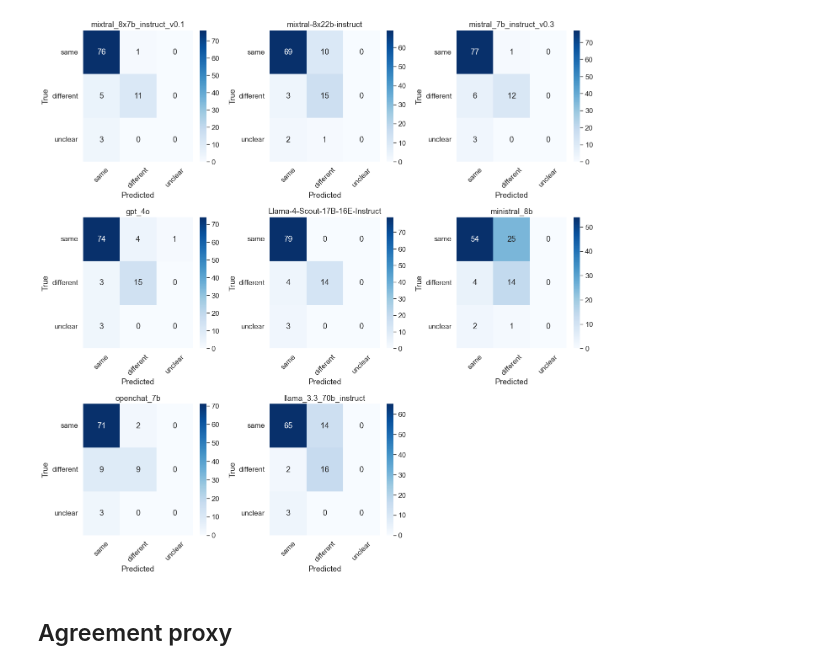
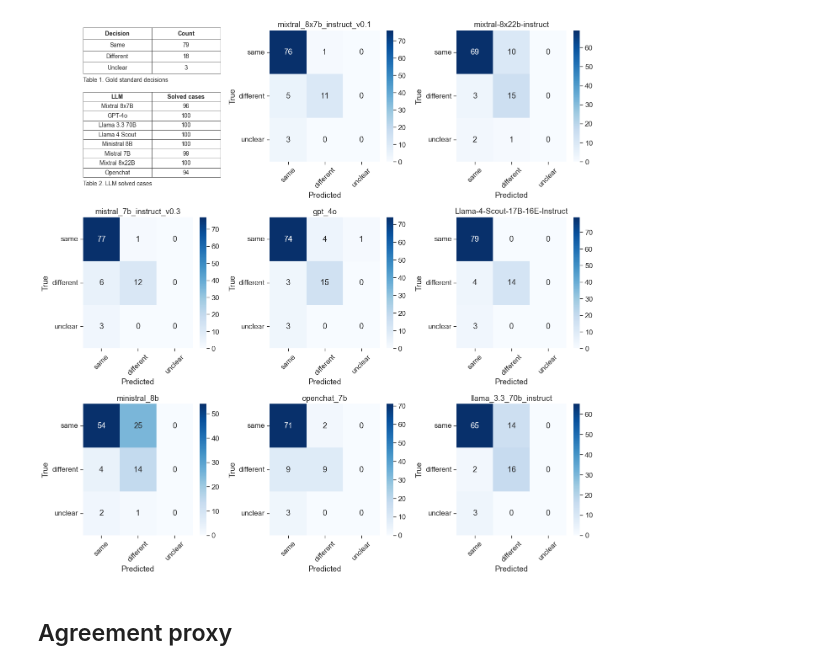
Before and after one commit to inab/software-id-benchmark, a Jupyter notebook: scripts/model_evaluation.ipynb, the cells around one changed output. Drawn from its saved outputs; the diff is of its cells as text; code cells hidden in the pictures.

Commit message:
table added to confussion matrix

```diff
--- a/scripts/model_evaluation.ipynb
+++ b/scripts/model_evaluation.ipynb
@@ -345,7 +575,7 @@ def test_significance_of_error_difference(hard_errors, hard_total, easy_errors,
 # Example run (replace with actual file paths as needed)
 # df_results = evaluate_all_models_plot("scripts/evaluation/human_results.jsonl")
 # %%
-df_results, confusion_matrices = evaluate_all_models_plot("human_results.jsonl")
+df_results, confusion_matrices = evaluate_all_models_plot("evaluation/human_results.jsonl")
 # %% [output]
 Label order: ['same', 'different', 'unclear']
 Class distribution (gold): Counter({'same': 77, 'different': 16, 'unclear': 3})
@@ -372,33 +604,86 @@ df_results.to_csv("model_metrics_summary.csv", index=False)
 # %%
 labels = ["same", "different", "unclear"]
 n_models = len(confusion_matrices.keys())
 n_cols = 3  # Customize grid layout
 n_rows = int(np.ceil(n_models / n_cols))
 
 fig, axes = plt.subplots(n_rows, n_cols, figsize=(n_cols * 4.5, n_rows * 4.5))
 axes = axes.flatten()
 
+# Insert table in the top-left subplot
+axes[0].axis('off')  # Turn off the axis
+
+# First table (higher position)
+top_table_data = [["Decision", "Count"], ["Same", "79"], ["Different", "18"], ["Unclear", "3"]]
+
+
+# Second table (lower position)
+bottom_table_data =[
+        ["LLM", "Solved cases"],
+        ["Mixtral 8x7B", "96"],
+        ["GPT-4o", "100"],
+        ["Llama 3.3 70B","100"],
+        ["Llama 4 Scout", "100"],
+        ["Ministral 8B", "100"],
+        ["Mistral 7B", "99"],
+        ["Mixtral 8x22B",  "100"],
+        ["Openchat", "94"]
+        ]
+
+# Draw the top table
+table1 = axes[0].table(
+    cellText=top_table_data,
+    #loc='center',
+    bbox=[0, 0.67, 1, 0.35]  # [left, bottom, width, height]
+)
+# Make headers bold
+for (row, col), cell in table1.get_celld().items():
+    if row == 0:  # Header row
+        cell.get_text().set_fontweight('bold')
+axes[0].text(0,  0.6 , "Table 1. Gold standard decisions", ha='left', va='bottom', fontsize=10, transform=axes[0].transAxes)
+
+
+# Draw the bottom table
+table2 = axes[0].table(
+    cellText=bottom_table_data,
+    #loc='center',
+    bbox=[0, -0.12, 1, 0.65]
+)
+# Make headers bold
+for (row, col), cell in table2.get_celld().items():
+    if row == 0:
+        cell.get_text().set_fontweight('bold')
+axes[0].text(0, -0.19, "Table 2. LLM solved cases", ha='left', va='bottom', fontsize=10,  transform=axes[0].transAxes)
+
+
+# Standardize style for both tables
+for tbl in [table1, table2]:
+    tbl.scale(1, 1.4)  # Adjust overall scaling
+    for key, cell in tbl.get_celld().items():
+        cell.set_fontsize(10)
+        cell.set_linewidth(0.5)
+        cell.set_text_props(ha='center', va='center')
+
+
 for i, (model_name, conf_matrix) in enumerate(confusion_matrices.items()):
-    ax = axes[i]
+    ax = axes[i+1]
     sns.heatmap(conf_matrix, annot=True, fmt='d', cmap='Blues', ax=ax,
                 xticklabels=labels, yticklabels=labels)
     ax.set_title(model_name)
     ax.set_xlabel("Predicted")
     ax.set_ylabel("True")
     ax.set_ylim(len(labels), 0)  # Reverse y-axis for better readability
     ax.set_xticklabels(labels, rotation=45)
     ax.set_yticklabels(labels, rotation=0)
     ax.grid(False)
 
-# Hide any unused subplots
-for j in range(i + 1, len(axes)):
-    axes[j].axis('off')
+
 
 plt.tight_layout()
 plt.savefig("../figures/confusion_matrices_all_models.png", dpi=300, bbox_inches='tight')
 plt.show()
 # %% [output]
-[figure, old version]
+[figure, new version]
 # %% [markdown]
 ## Agreement proxy
 # %%
```
Also changed, not shown: parts of 6 cells of this notebook, 3 other files.
